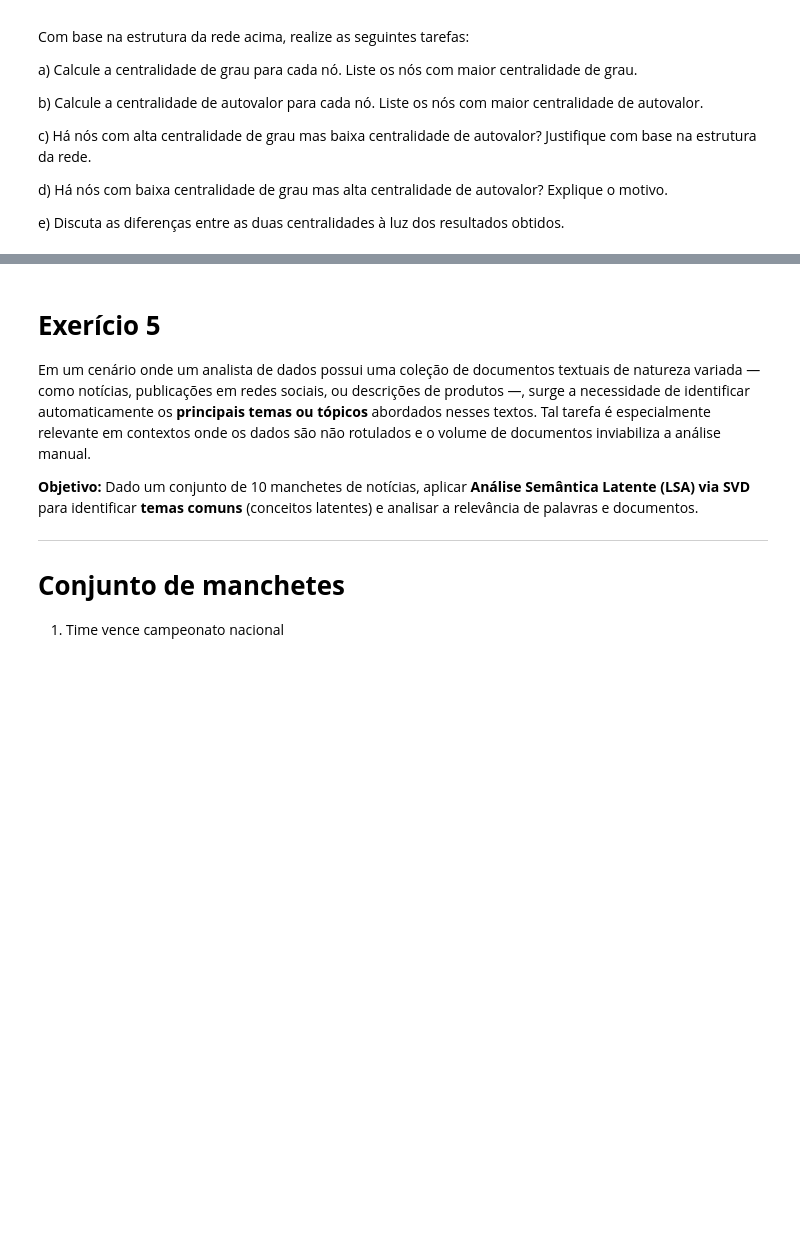
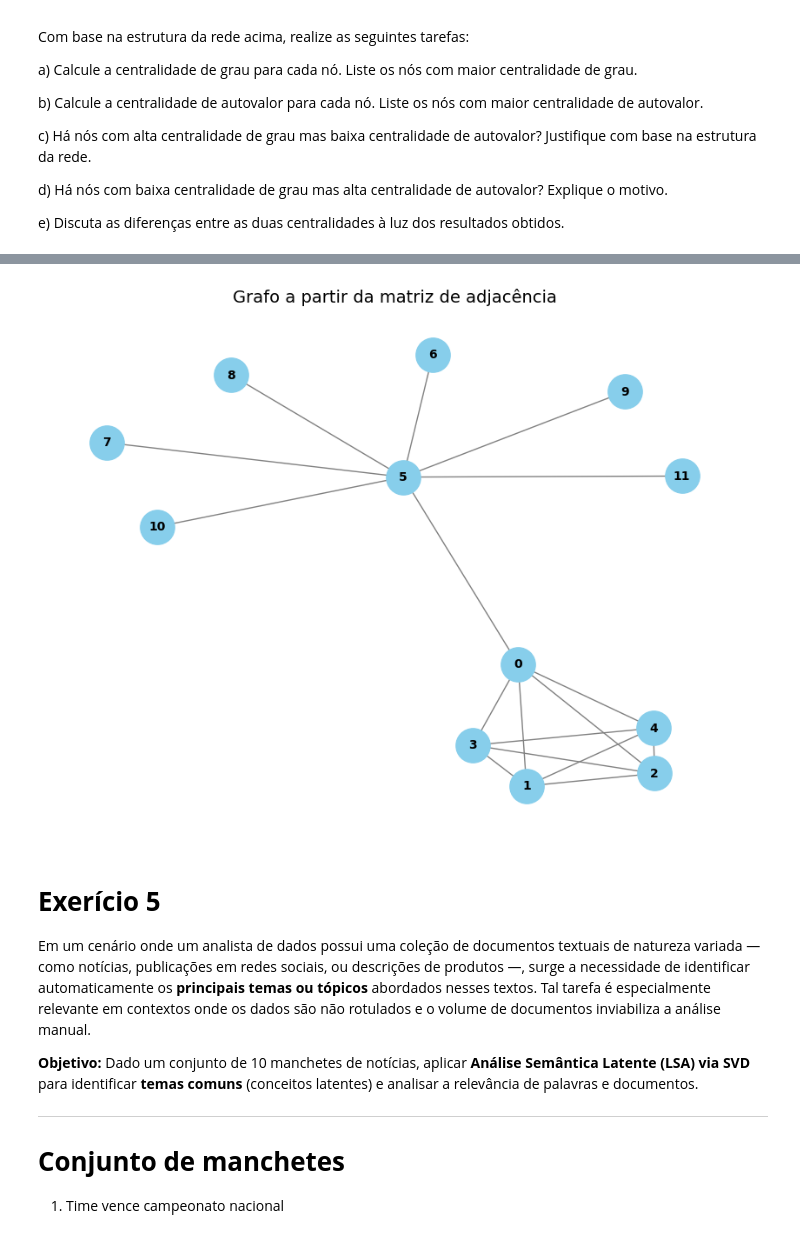
Before and after one commit to Alec-Aoki/AlgeLin, a Jupyter notebook: TrabPratico/trabalho_pratico_2025.ipynb, the cells around one changed output, grey strips where cells are left out. Cells and saved outputs as stored; diff of their text form; code cells hidden in the pictures; blank space fills up the shorter version.

```diff
--- a/TrabPratico/trabalho_pratico_2025.ipynb
+++ b/TrabPratico/trabalho_pratico_2025.ipynb
@@ -241,0 +355,82 @@ print(centrality_df)
+# %%
+# Matriz de adjacência do grafo
+A = np.array([
+    [0, 1, 1, 1, 1, 1, 0, 0, 0, 0, 0, 0],
+    [1, 0, 1, 1, 1, 0, 0, 0, 0, 0, 0, 0],
+    [1, 1, 0, 1, 1, 0, 0, 0, 0, 0, 0, 0],
+    [1, 1, 1, 0, 1, 0, 0, 0, 0, 0, 0, 0],
+    [1, 1, 1, 1, 0, 0, 0, 0, 0, 0, 0, 0],
+    [1, 0, 0, 0, 0, 0, 1, 1, 1, 1, 1, 1],
+    [0, 0, 0, 0, 0, 1, 0, 0, 0, 0, 0, 0],
+    [0, 0, 0, 0, 0, 1, 0, 0, 0, 0, 0, 0],
+    [0, 0, 0, 0, 0, 1, 0, 0, 0, 0, 0, 0],
+    [0, 0, 0, 0, 0, 1, 0, 0, 0, 0, 0, 0],
+    [0, 0, 0, 0, 0, 1, 0, 0, 0, 0, 0, 0],
+    [0, 0, 0, 0, 0, 1, 0, 0, 0, 0, 0, 0]
+])
+
+# Criar o grafo
+G = nx.from_numpy_array(A)
+
+# Calcular centralidades
+deg_centrality = A.sum(axis=1) # Centralidade de grau.: quantidade de conexões de cada nó.
+
+autovalores, autovetores = np.linalg.eig(A) # Calcula autovalores e autovetores da matriz de adjacência: A * v = λ * v
+# O autovetor associado ao maior autovalor indica a importância de cada nó,
+# considerando não só a quantidade de conexões, mas a importância de seus vizinhos.
+indice_maior = np.argmax(np.abs(autovalores)) # Encontrar o índice do maior autovalor em módulo
+eig_centrality = np.abs(autovetores[:, indice_maior]) # Autovetor correspondente a cada nó
+eig_centrality = eig_centrality / eig_centrality.max() # Normalização
+
+# Exibir tabela
+centrality_df = pd.DataFrame({
+    "Grau": deg_centrality,
+    "Autovalor": eig_centrality
+}).sort_index().round(4)
+
+print("Centralidades dos nós:\n")
+print(centrality_df)
+
+# a) Nós com maior centralidade de grau
+indices_grau = np.argsort(deg_centrality)[::-1]
+max_grau = deg_centrality.max()
+nos_max_grau = np.where(deg_centrality == max_grau)[0]
+print("\nNós com maior centralidade de grau:")
+for no in nos_max_grau:
+    print(f"  - Nó {no}: {deg_centrality[no]} conexões")
+
+# b) Nós com maior centralidade de autovalor
+indices_autovalor = np.argsort(eig_centrality)[::-1]
+
+print("\nNós com maior centralidade de autovalor:")
+for i in range(3):  # Top 3
+    no = indices_autovalor[i]
+    print(f"  - Nó {no}: {eig_centrality[no]:.4f}")
+
+# c) Nós com alta centralidade de grau mas baixa centralidade de autovalor
+print(f"\nNó 5: Centralidade de Grau {deg_centrality[5]} (alta) e Centralidade de Autovalor {eig_centrality[5]} (baixa).")
+print("Nós com alta centralidade de grau mas baixa de autovalor estão conectados")
+print("a muitos nós, porém esses vizinhos têm baixa importância na rede.")
+print("Isso ocorre quando o nó se conecta principalmente a nós periféricos.\n")
+
+# d) Nós com baixa centralidade de grau mas alta centralidade de autovalor
+print(f"\nNós 1, 2, 3 e 4 : Centralidade de Grau {deg_centrality[1]} (baixa) e Centralidade de Autovalor {eig_centrality[1]} (alta).")
+print("Nós com baixa centralidade de grau mas alta de autovalor têm poucas conexões,")
+print("mas estão conectados a nós muito centrais na rede.")
+print("A centralidade de autovalor considera a qualidade das conexões e não apenas")
+print("a quantidade. Um nó é importante se está conectado a outros nós importantes.\n")
+
+# Visualizar o grafo
+plt.figure(figsize=(8, 6))
+nx.draw(
+    G,
+    with_labels=True,
+    node_color="skyblue",
+    node_size=800,
+    font_size=10,
+    font_weight="bold",
+    edge_color="gray"
+)
+plt.title("Grafo a partir da matriz de adjacência", fontsize=14)
+plt.show()
+# %% [output]
@@ -242,3 +454,4 @@ print(centrality_df)
+[figure, added]
 # %% [markdown]
 # **Exerício 5**
 
```
Also changed, not shown: parts of 11 cells of this notebook, 1 other file.
